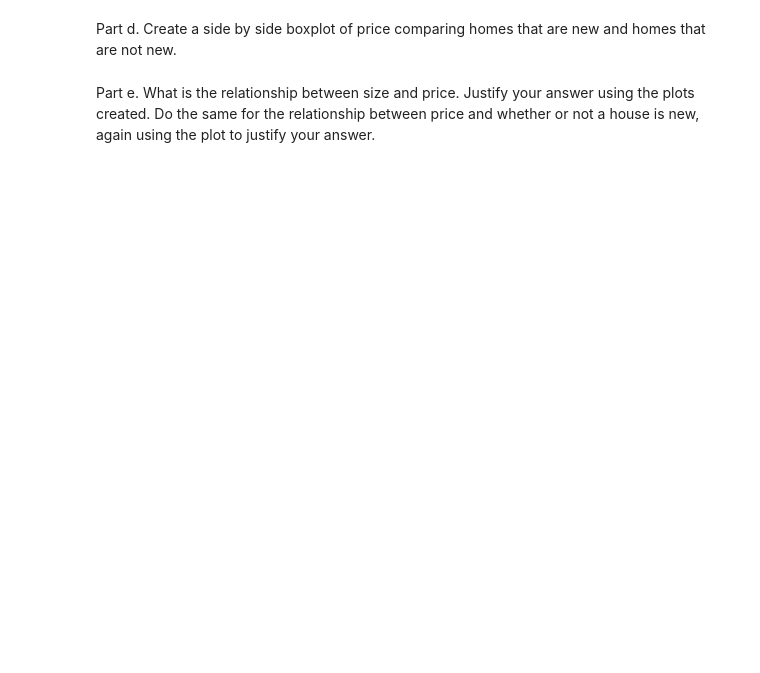
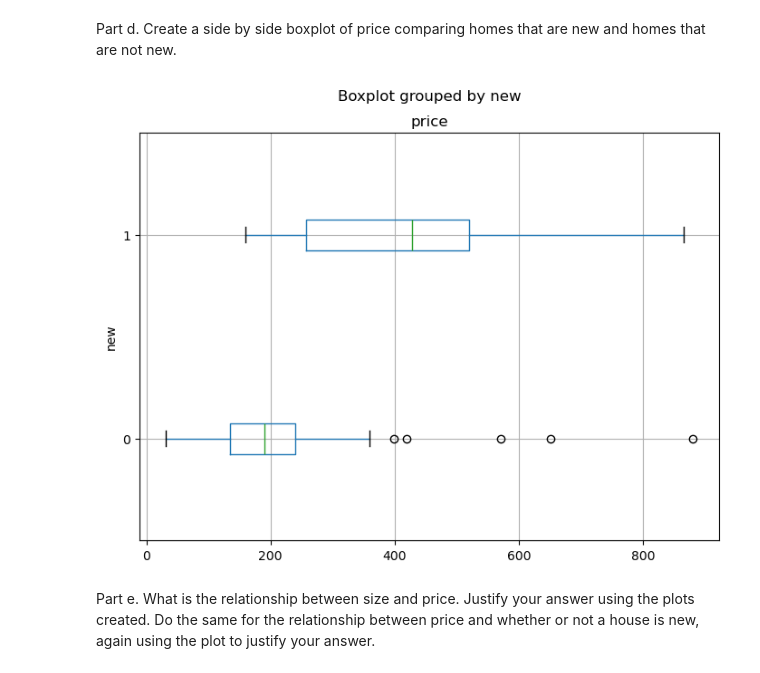
Before and after one commit to stat220/stat-220-hw1-jgklingo, a Jupyter notebook: Stat_220_HW1.ipynb, the cells around one changed output. Saved outputs shown, nothing was run; the diff lists cells and outputs as text; code cells hidden in the pictures; blank space fills up the shorter version.

```diff
--- a/Stat_220_HW1.ipynb
+++ b/Stat_220_HW1.ipynb
@@ -86,4 +112,10 @@ Part c. Find and plot the regression line on top of the scatterplot.
 # %% [markdown]
 Part d. Create a side by side boxplot of price comparing homes that are new and homes that are not new.
+# %%
+fig1, ax1 = plt.subplots(figsize=(8,6))
+houses.boxplot(column='price', by='new', vert=False, ax=ax1)
+plt.show()
+# %% [output]
+[figure, added]
 # %% [markdown]
 Part e. What is the relationship between size and price.  Justify your answer using the plots created. Do the same for the relationship between price and whether or not a house is new, again using the plot to justify your answer.
```
Also changed, not shown: parts of 10 cells of this notebook.
